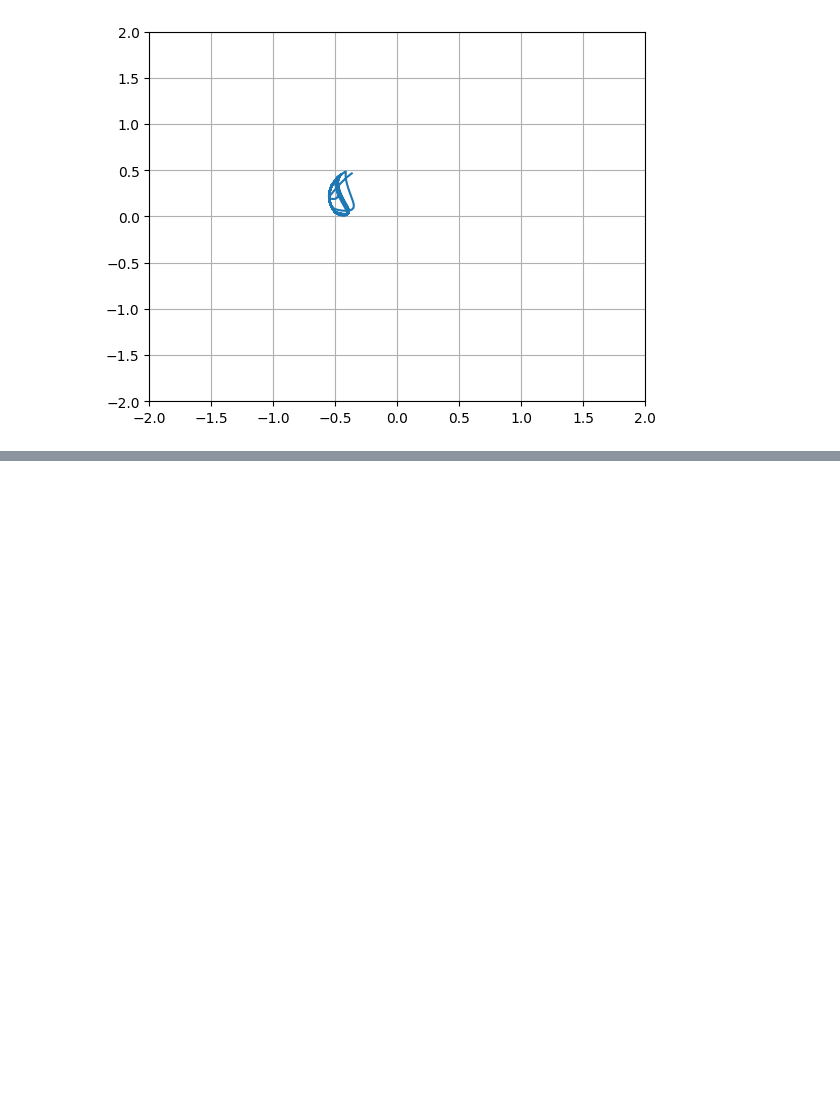
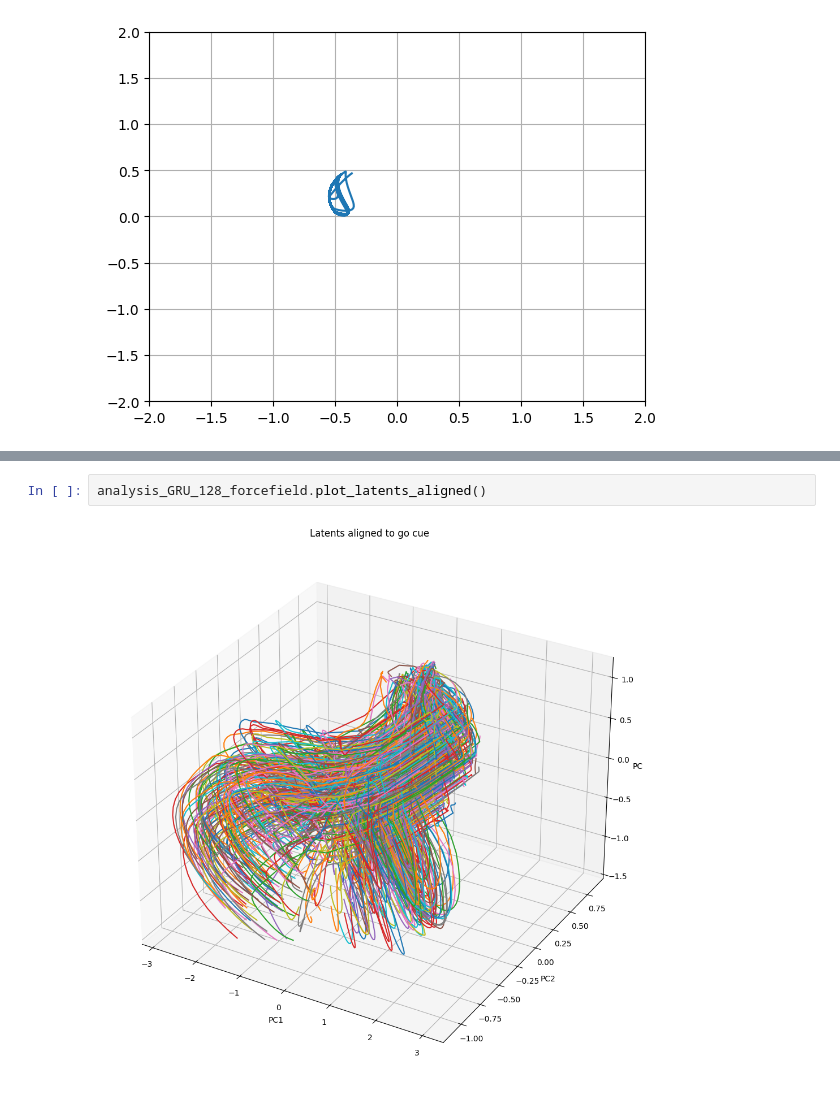
Before and after one commit to baranova-liza/NeuroMatch25, a Jupyter notebook: ForceFieldRandomReachingTask.ipynb, the cells around one changed output, grey strips where cells are left out. Drawn from its saved outputs; the diff is of its cells as text; blank space fills up the shorter version.

```diff
--- a/ForceFieldRandomReachingTask.ipynb
+++ b/ForceFieldRandomReachingTask.ipynb
@@ -1443,0 +1477,4 @@ plt.grid(True)
+# %%
+analysis_GRU_128_forcefield.plot_latents_aligned()
+# %% [output]
+[figure, added]
```
Also changed, not shown: parts of 33 cells of this notebook.
